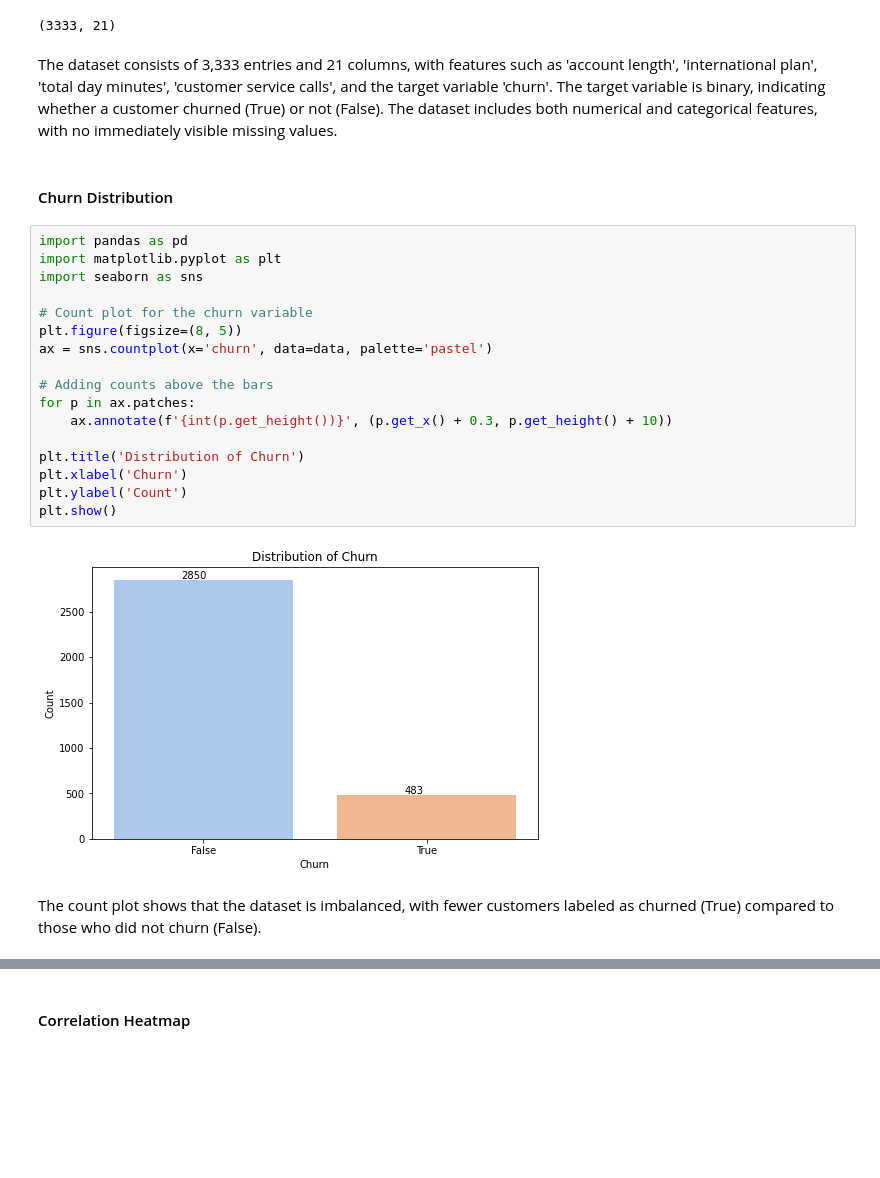
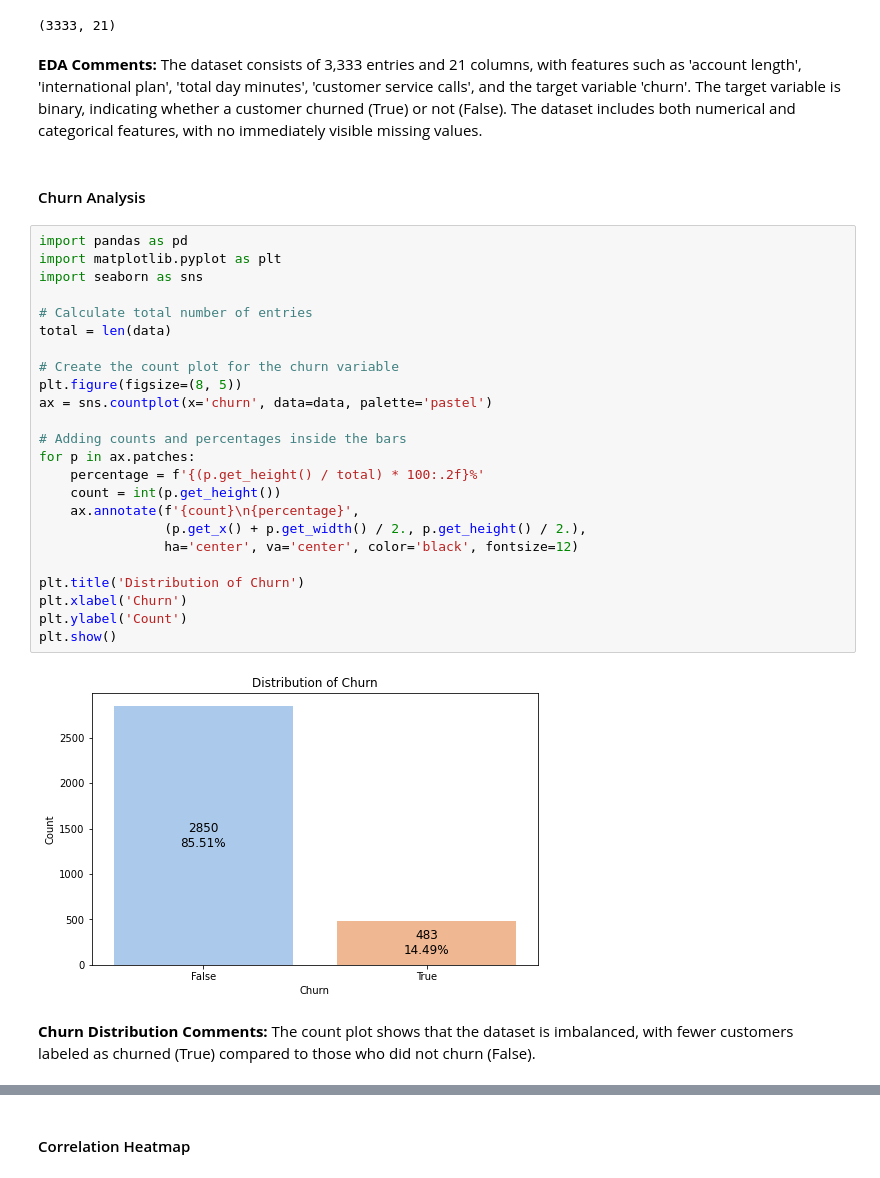
Before and after one commit to engige/syriatel_churn_modeling, a Jupyter notebook: index.ipynb, the cells around one changed output, grey strips where cells are left out. Saved outputs shown, nothing was run; the diff lists cells and outputs as text; blank space fills up the shorter version.

Commit message:
updated data analysis code & comments

```diff
--- a/index.ipynb
+++ b/index.ipynb
@@ -57,27 +58,35 @@ data.shape
 # %% [output]
 (3333, 21)
 # %% [markdown]
+**EDA Comments:**
 The dataset consists of 3,333 entries and 21 columns, with features such as 'account length', 'international plan', 'total day minutes', 'customer service calls', and the target variable 'churn'. The target variable is binary, indicating whether a customer churned (True) or not (False). The dataset includes both numerical and categorical features, with no immediately visible missing values.
 # %% [markdown]
-#### Churn Distribution
+#### Churn Analysis
 # %%
 import pandas as pd
 import matplotlib.pyplot as plt
 import seaborn as sns
 
-# Count plot for the churn variable
+# Calculate total number of entries
+total = len(data)
+
+# Create the count plot for the churn variable
 plt.figure(figsize=(8, 5))
 ax = sns.countplot(x='churn', data=data, palette='pastel')
 
-# Adding counts above the bars
+# Adding counts and percentages inside the bars
 for p in ax.patches:
-    ax.annotate(f'{int(p.get_height())}', (p.get_x() + 0.3, p.get_height() + 10))
+    percentage = f'{(p.get_height() / total) * 100:.2f}%'
+    count = int(p.get_height())
+    ax.annotate(f'{count}\n{percentage}',
+                (p.get_x() + p.get_width() / 2., p.get_height() / 2.),
+                ha='center', va='center', color='black', fontsize=12)
 
 plt.title('Distribution of Churn')
 plt.xlabel('Churn')
 plt.ylabel('Count')
 plt.show()
 # %% [output]
-[figure, old version]
+[figure, new version]
 # %% [markdown]
-The count plot shows that the dataset is imbalanced, with fewer customers labeled as churned (True) compared to those who did not churn (False).
+**Churn Distribution Comments:** The count plot shows that the dataset is imbalanced, with fewer customers labeled as churned (True) compared to those who did not churn (False).
```
Also changed, not shown: parts of 5 cells of this notebook.
